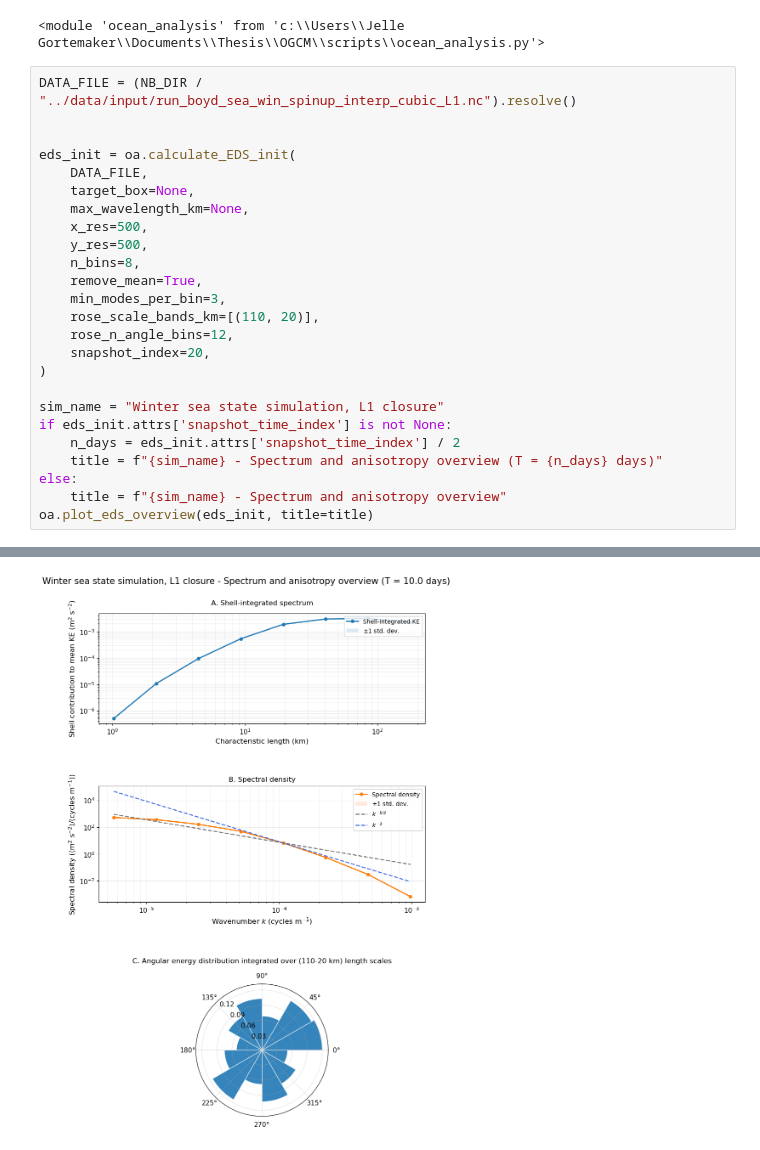
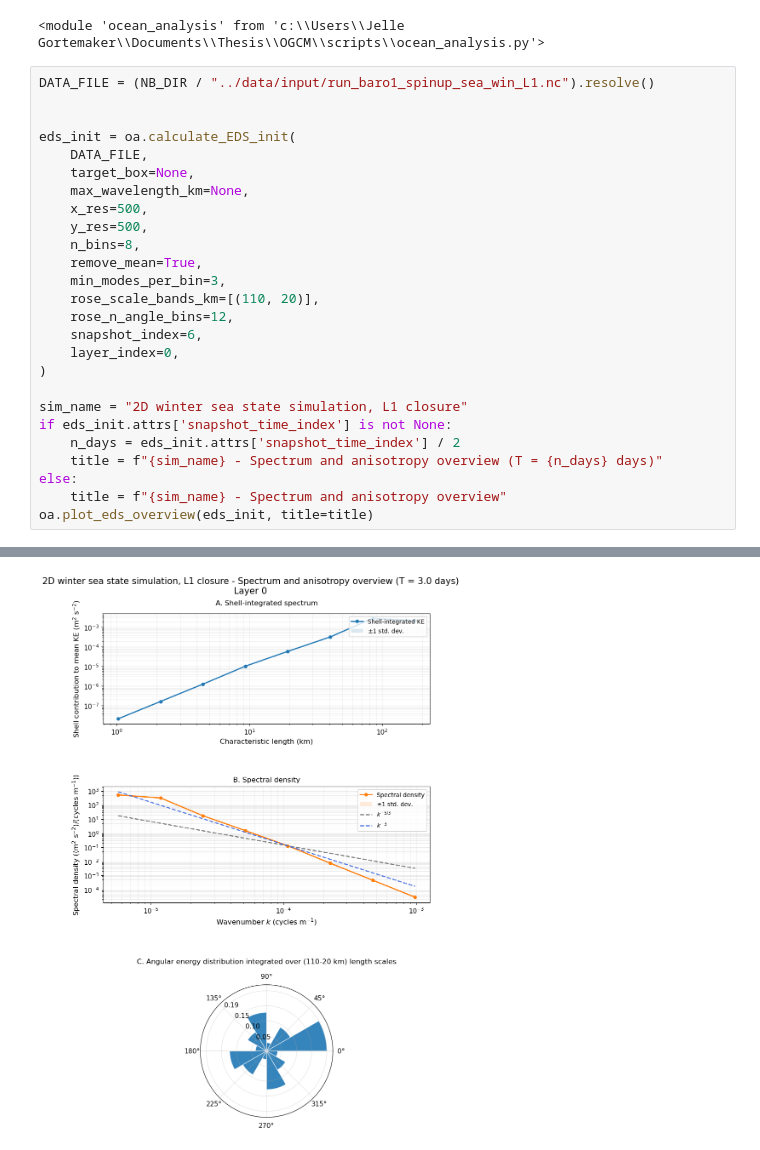
Before and after one commit to Jelle-Gortemaker/Thesis, a Jupyter notebook: z.flow_postprocessing/notebooks/calculate_EDS_init.ipynb, the cells around one changed output, grey strips where cells are left out. Saved outputs shown, nothing was run; the diff lists cells and outputs as text.

Commit message:
add-layer-selection-EDS

```diff
--- a/z.flow_postprocessing/notebooks/calculate_EDS_init.ipynb
+++ b/z.flow_postprocessing/notebooks/calculate_EDS_init.ipynb
@@ -18,7 +18,7 @@ importlib.reload(oa)
 # %% [output]
 <module 'ocean_analysis' from 'c:\\Users\\Jelle Gortemaker\\Documents\\Thesis\\OGCM\\scripts\\ocean_analysis.py'>
 # %%
-DATA_FILE = (NB_DIR / "../data/input/run_boyd_sea_win_spinup_interp_cubic_L1.nc").resolve()
+DATA_FILE = (NB_DIR / "../data/input/run_baro1_spinup_sea_win_L1.nc").resolve()
 
 
 eds_init = oa.calculate_EDS_init(
@@ -32,10 +32,11 @@ eds_init = oa.calculate_EDS_init(
     min_modes_per_bin=3,
     rose_scale_bands_km=[(110, 20)],
     rose_n_angle_bins=12,
-    snapshot_index=20,
+    snapshot_index=6,
+    layer_index=0,
 )
 
-sim_name = "Winter sea state simulation, L1 closure"
+sim_name = "2D winter sea state simulation, L1 closure"
 if eds_init.attrs['snapshot_time_index'] is not None:
     n_days = eds_init.attrs['snapshot_time_index'] / 2
     title = f"{sim_name} - Spectrum and anisotropy overview (T = {n_days} days)"
@@ -61,6 +62,6 @@ Depth dimension: Zmd000002
 Selected box shape UVEL: (28, 512, 512)
 Selected box shape VVEL: (28, 512, 512)
-[figure, old version]
+[figure, new version]
 # %%
 DATA_FILE = (NB_DIR / "../data/input/run_boyd_SGS_L1.nc").resolve()
 
```
Also changed, not shown: parts of 2 cells of this notebook, 4 other files.
